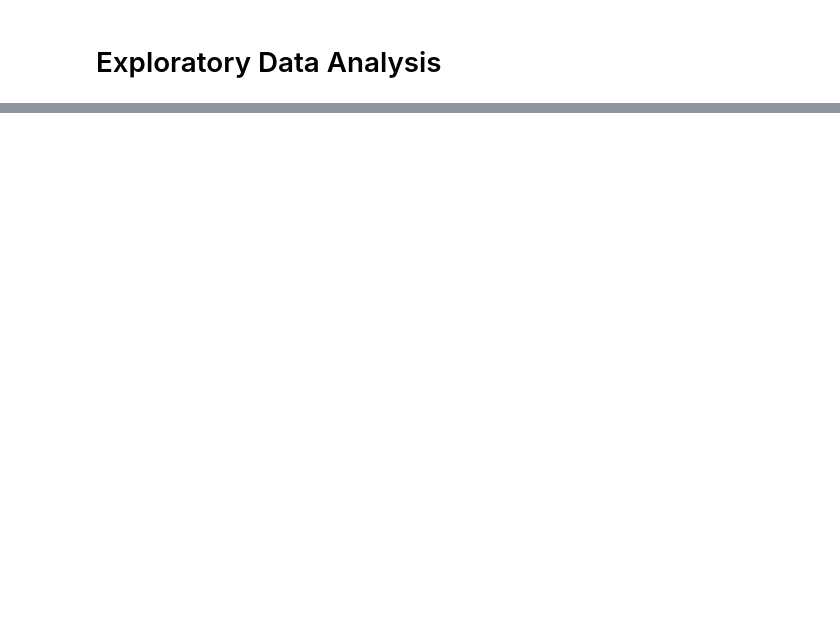
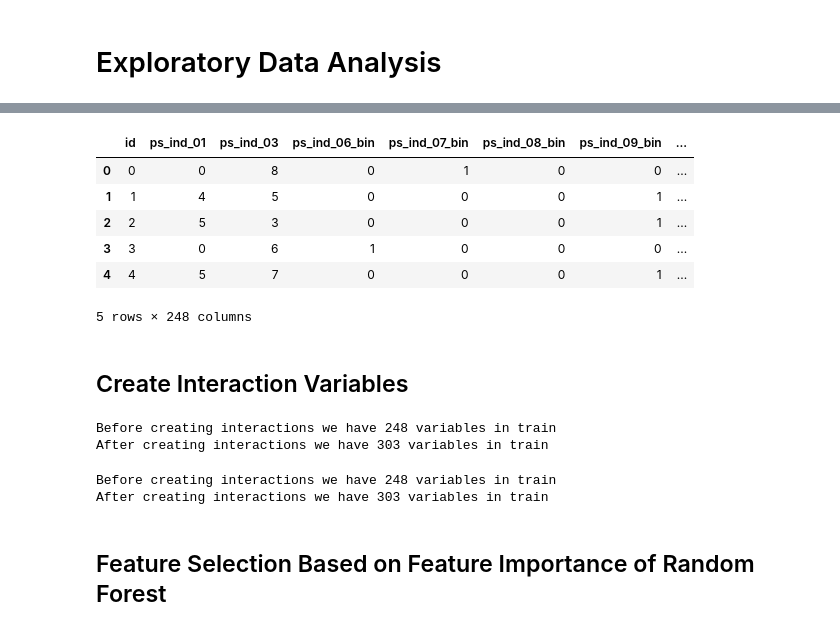
Before and after one commit to SarahLuym/WhaleDataScienceProject, a Jupyter notebook: data/Whole_Project.ipynb, the cells around one changed output, grey strips where cells are left out. Cells and saved outputs as stored; diff of their text form; code cells hidden in the pictures; blank space fills up the shorter version.

```diff
--- a/data/Whole_Project.ipynb
+++ b/data/Whole_Project.ipynb
@@ -629,0 +529,15 @@ Train.head()
+# %%
+train_ = train1
+test_ = test_cleaned
+for col in bar_feat:
+    col_name = col + '_freq'
+    freq = pd.DataFrame(train1[col].value_counts()).reset_index()
+    freq.columns = [col, col_name]
+    temp_train = pd.merge(train_, freq, on=col, how='left')
+    train_ = temp_train
+    temp_test = pd.merge(test_, freq, on=col, how='left')
+    test_ = temp_test
+
+print(train_.shape)
+print(test_.shape)
+train_.head()
@@ -629,0 +554,2 @@ Train.head()
+# %%
+test_ = test_.fillna(value=0)
@@ -629,0 +569,36 @@ Train.head()
+# %%
+test2 = pd.get_dummies(test_, columns=nomi_feat, drop_first=True)
+test2.head()
+# %% [output]
+|  | id | ps_ind_01 | ps_ind_03 | ps_ind_06_bin | ps_ind_07_bin | ps_ind_08_bin | ps_ind_09_bin | ... |
+| 0 | 0 | 0 | 8 | 0 | 1 | 0 | 0 | ... |
+| 1 | 1 | 4 | 5 | 0 | 0 | 0 | 1 | ... |
+| 2 | 2 | 5 | 3 | 0 | 0 | 0 | 1 | ... |
+| 3 | 3 | 0 | 6 | 1 | 0 | 0 | 0 | ... |
+| 4 | 4 | 5 | 7 | 0 | 0 | 0 | 1 | ... |
+5 rows × 248 columns
+# %% [markdown]
+## Create Interaction Variables
+# %%
+poly = PolynomialFeatures(degree=2, interaction_only=False, include_bias=False)
+interactions = pd.DataFrame(data=poly.fit_transform(train2[cont_feat]), columns=poly.get_feature_names(cont_feat))
+interactions.drop(cont_feat, axis=1, inplace=True)  # Remove the original columns
+# Concat the interaction variables to the train data
+print('Before creating interactions we have {} variables in train'.format(train2.shape[1]))
+train = pd.concat([train2, interactions], axis=1)
+print('After creating interactions we have {} variables in train'.format(train.shape[1]))
+# %% [output]
+Before creating interactions we have 248 variables in train
+After creating interactions we have 303 variables in train
+# %%
+interactions = pd.DataFrame(data=poly.fit_transform(test2[cont_feat]), columns=poly.get_feature_names(cont_feat))
+interactions.drop(cont_feat, axis=1, inplace=True)  # Remove the original columns
+# Concat the interaction variables to the train data
+print('Before creating interactions we have {} variables in train'.format(test2.shape[1]))
+test = pd.concat([test2, interactions], axis=1)
+print('After creating interactions we have {} variables in train'.format(test.shape[1]))
+# %% [output]
+Before creating interactions we have 248 variables in train
+After creating interactions we have 303 variables in train
+# %% [markdown]
+## Feature Selection Based on Feature Importance of Random Forest
```
Also changed, not shown: parts of 95 cells of this notebook, 4 other files.
